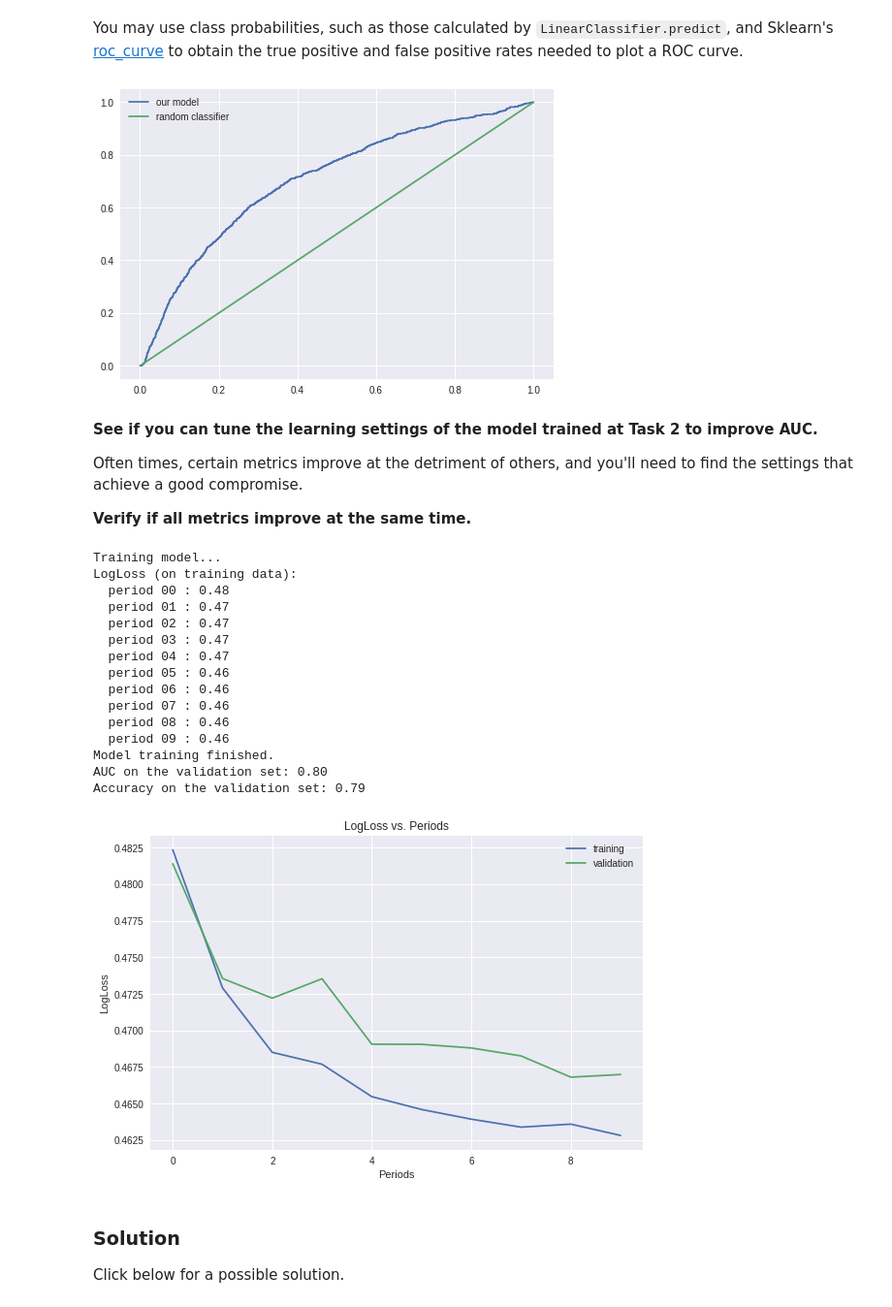
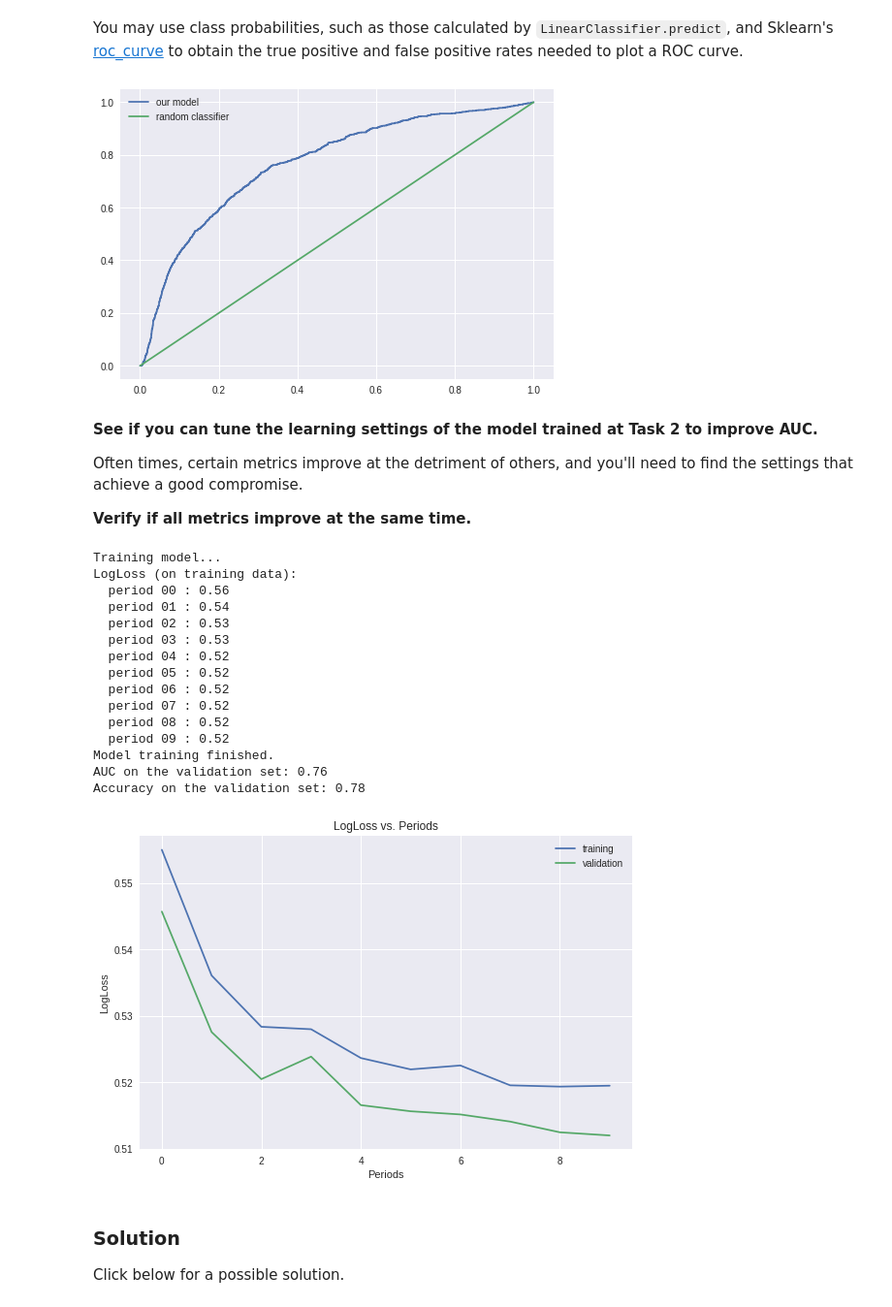
Before and after one commit to NehaAgarwal2598/Assignment-5, a Jupyter notebook: logistic_regression.ipynb, the cells around one changed output. Shown at 97% size. Cells and saved outputs as stored; diff of their text form; code cells hidden in the pictures.

```diff
--- a/logistic_regression.ipynb
+++ b/logistic_regression.ipynb
@@ -408,7 +418,8 @@ def train_linear_classifier_model(
   my_optimizer = tf.contrib.estimator.clip_gradients_by_norm(my_optimizer, 5.0)
   linear_classifier = tf.estimator.LinearClassifier(
       feature_columns=construct_feature_columns(training_examples),
-      optimizer=my_optimizer)
+      optimizer=my_optimizer
+  )
 
   # Create input functions.
   training_input_fn = lambda: my_input_fn(training_examples,
@@ -463,8 +474,8 @@ def train_linear_classifier_model(
   return linear_classifier
 # %%
 linear_classifier = train_linear_classifier_model(
-    learning_rate=0.00005,
-    steps=300,
+    learning_rate=0.000005,
+    steps=500,
     batch_size=20,
     training_examples=training_examples,
     training_targets=training_targets,
@@ -636,7 +647,7 @@ plt.plot(false_positive_rate, true_positive_rate, label="our model")
 plt.plot([0, 1], [0, 1], label="random classifier")
 _ = plt.legend(loc=2)
 # %% [output]
-[figure, old version]
+[figure, new version]
 # %% [markdown]
 **See if you can tune the learning settings of the model trained at Task 2 to improve AUC.**
 
@@ -646,35 +657,35 @@ Often times, certain metrics improve at the detriment of others, and you'll need
 # %%
 # TUNE THE SETTINGS BELOW TO IMPROVE AUC
 linear_classifier = train_linear_classifier_model(
-    learning_rate=0.000002,
-    steps=50000,
-    batch_size=500,
+    learning_rate=0.000001,
+    steps=10000,
+    batch_size=20,
     training_examples=training_examples,
     training_targets=training_targets,
     validation_examples=validation_examples,
     validation_targets=validation_targets)
 
 evaluation_metrics = linear_classifier.evaluate(input_fn=predict_validation_input_fn)
 
 print("AUC on the validation set: %0.2f" % evaluation_metrics['auc'])
 print("Accuracy on the validation set: %0.2f" % evaluation_metrics['accuracy'])
 # %% [output]
 Training model...
 LogLoss (on training data):
-  period 00 : 0.48
-  period 01 : 0.47
-  period 02 : 0.47
-  period 03 : 0.47
-  period 04 : 0.47
-  period 05 : 0.46
-  period 06 : 0.46
-  period 07 : 0.46
-  period 08 : 0.46
-  period 09 : 0.46
+  period 00 : 0.56
+  period 01 : 0.54
+  period 02 : 0.53
+  period 03 : 0.53
+  period 04 : 0.52
+  period 05 : 0.52
+  period 06 : 0.52
+  period 07 : 0.52
+  period 08 : 0.52
+  period 09 : 0.52
 Model training finished.
-AUC on the validation set: 0.80
-Accuracy on the validation set: 0.79
+AUC on the validation set: 0.76
+Accuracy on the validation set: 0.78
-[figure, old version]
+[figure, new version]
 # %% [markdown]
 ### Solution
 
```
Also changed, not shown: parts of 9 cells of this notebook.
